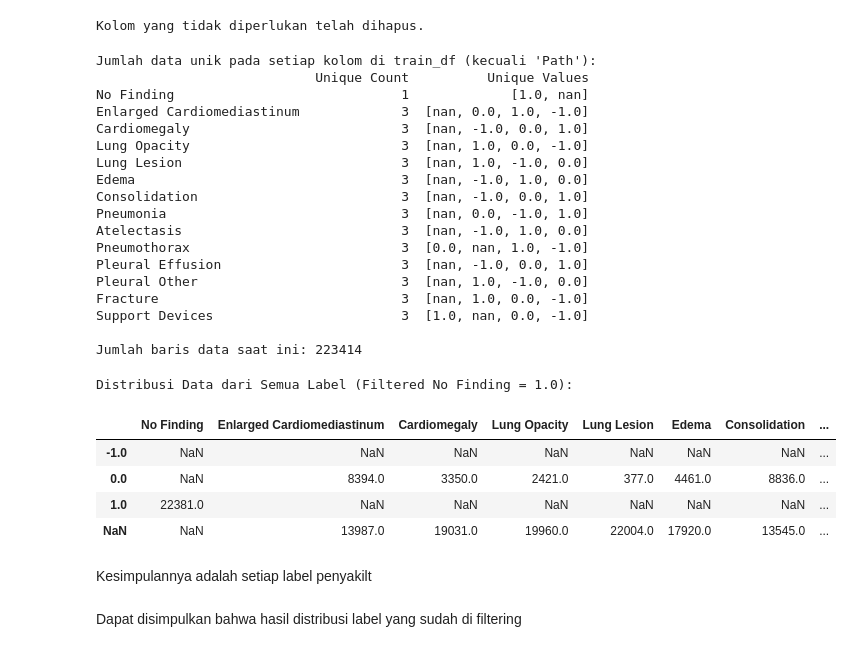
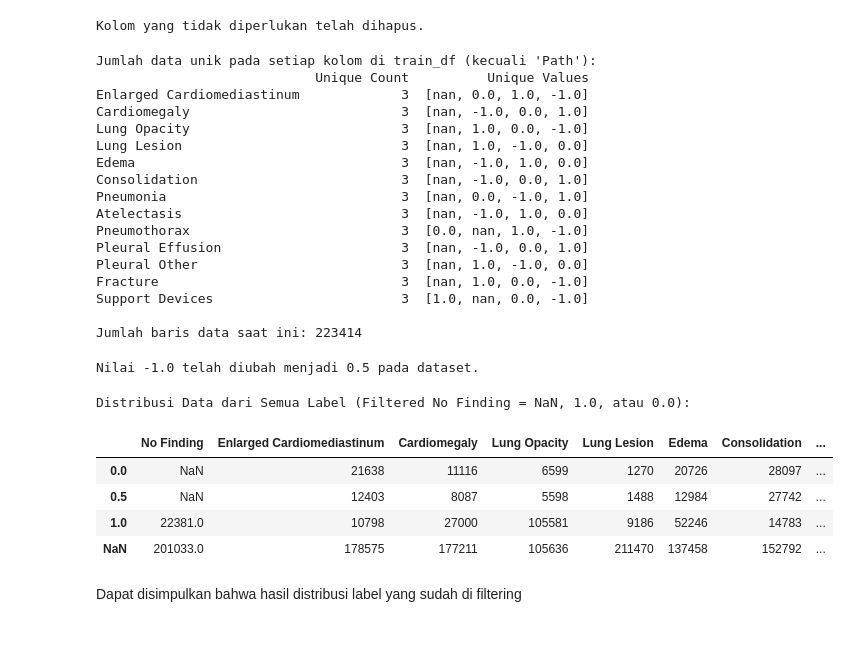
Before and after one commit to RafiHaqul/vit_multi_lung_class_HIDUP_JOKOWI, a Jupyter notebook: .ipynb, the cells around one changed output. Cells and saved outputs as stored; diff of their text form; code cells hidden in the pictures.

```diff
--- a/.ipynb
+++ b/.ipynb
@@ -121,7 +157,7 @@ dtype: object
 ### Hapus data yang tidak diperlukam
 # %%
 # Hapus kolom yang tidak diperlukan
-columns_to_drop = ['Sex', 'Age', 'Frontal/Lateral', 'AP/PA']
+columns_to_drop = ['Sex', 'Age', 'Frontal/Lateral', 'AP/PA', 'No Finding']
 train_df = train_df.drop(columns=columns_to_drop)
 valid_df = valid_df.drop(columns=columns_to_drop)
 
@@ -135,13 +171,9 @@ unique_counts = train_df.loc[:, ~train_df.columns.isin(['Path'])].nunique()
 unique_values = train_df.loc[:, ~train_df.columns.isin(['Path'])].apply(lambda x: x.unique().tolist())
 result = pd.DataFrame({'Unique Count': unique_counts, 'Unique Values': unique_values})
 print(result)
-
-# Tambahkan jumlah baris data
-print(f"\nJumlah baris data saat ini: {len(train_df)}\n")
 # %% [output]
 Jumlah data unik pada setiap kolom di train_df (kecuali 'Path'):
                             Unique Count          Unique Values
-No Finding                             1             [1.0, nan]
 Enlarged Cardiomediastinum             3  [nan, 0.0, 1.0, -1.0]
 Cardiomegaly                           3  [nan, -1.0, 0.0, 1.0]
 Lung Opacity                           3  [nan, 1.0, 0.0, -1.0]
@@ -157,23 +189,29 @@ Fracture                               3  [nan, 1.0, 0.0, -1.0]
 Support Devices                        3  [1.0, nan, 0.0, -1.0]
 
 Jumlah baris data saat ini: 223414
+# %%
+# Ubah nilai -1.0 menjadi 0.5 pada dataset train_df dan valid_df
+train_df = train_df.replace(-1.0, 0.5)
+valid_df = valid_df.replace(-1.0, 0.5)
+
+print("Nilai -1.0 telah diubah menjadi 0.5 pada dataset.")
+# %% [output]
+Nilai -1.0 telah diubah menjadi 0.5 pada dataset.
 # %%
-# Filter dataset untuk mengambil data dengan No indingF = 1.0
-nofinding_filtered = train_df[train_df['No Finding'] == 1.0]
+# Filter dataset untuk mengambil data dengan No Finding = NaN, 1.0, atau 0.0
+nofinding_filtered = train_df[train_df['No Finding'].isin([np.nan, 1.0, 0.0])]
 
 # Tampilkan distribusi data dari semua label yang sudah difilter
-print("Distribusi Data dari Semua Label (Filtered No Finding = 1.0):")
+print("Distribusi Data dari Semua Label (Filtered No Finding = NaN, 1.0, atau 0.0):")
 label_distribution = nofinding_filtered.iloc[:, 1:].apply(pd.Series.value_counts, dropna=False)
-label_distribution.head(50)
+label_distribution
 # %% [output]
-Distribusi Data dari Semua Label (Filtered No Finding = 1.0):
+Distribusi Data dari Semua Label (Filtered No Finding = NaN, 1.0, atau 0.0):
 |  | No Finding | Enlarged Cardiomediastinum | Cardiomegaly | Lung Opacity | Lung Lesion | Edema | Consolidation | ... |
-| -1.0 | NaN | NaN | NaN | NaN | NaN | NaN | NaN | ... |
-| 0.0 | NaN | 8394.0 | 3350.0 | 2421.0 | 377.0 | 4461.0 | 8836.0 | ... |
-| 1.0 | 22381.0 | NaN | NaN | NaN | NaN | NaN | NaN | ... |
-| NaN | NaN | 13987.0 | 19031.0 | 19960.0 | 22004.0 | 17920.0 | 13545.0 | ... |
+| 0.0 | NaN | 21638 | 11116 | 6599 | 1270 | 20726 | 28097 | ... |
+| 0.5 | NaN | 12403 | 8087 | 5598 | 1488 | 12984 | 27742 | ... |
+| 1.0 | 22381.0 | 10798 | 27000 | 105581 | 9186 | 52246 | 14783 | ... |
+| NaN | 201033.0 | 178575 | 177211 | 105636 | 211470 | 137458 | 152792 | ... |
-# %% [markdown]
-Kesimpulannya adalah setiap label penyakilt
 # %% [markdown]
 Dapat disimpulkan bahwa hasil distribusi label yang sudah di filtering
 # %%
```
Also changed, not shown: parts of 7 cells of this notebook.
